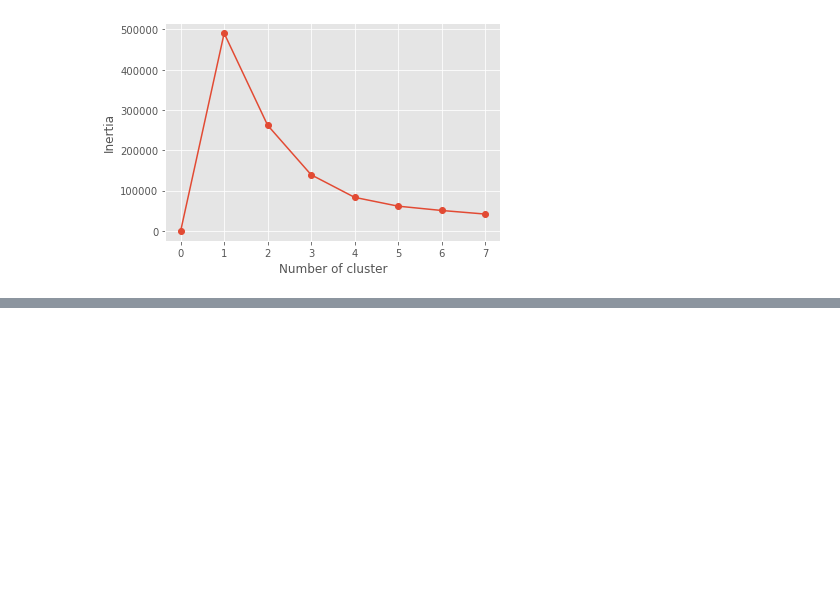
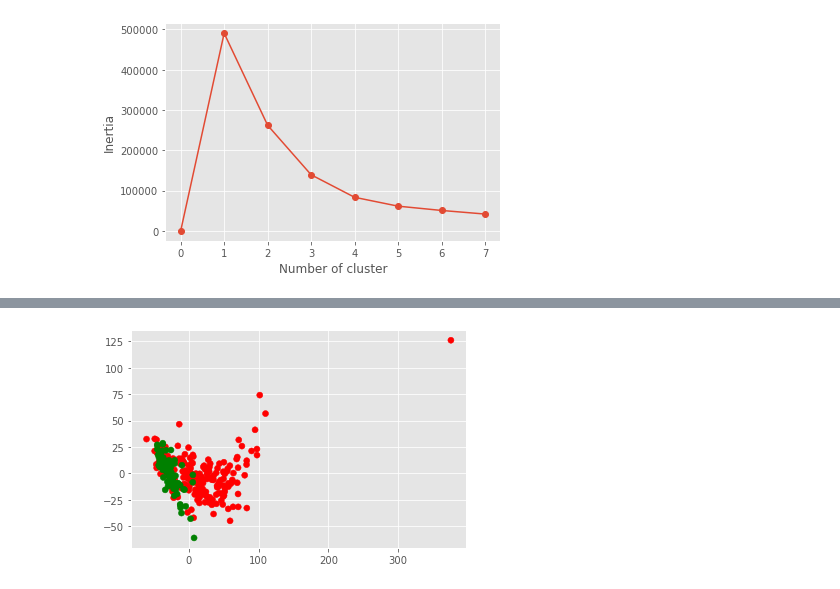
Before and after one commit to ebrukirikkayis/Machine-Learning, a Jupyter notebook: Week4-Lab/week4.lab.ipynb, the cells around one changed output, grey strips where cells are left out. Cells and saved outputs as stored; diff of their text form; code cells hidden in the pictures; blank space fills up the shorter version.

```diff
--- a/Week4-Lab/week4.lab.ipynb
+++ b/Week4-Lab/week4.lab.ipynb
@@ -363,0 +434,11 @@ plt.show()
+# %%
+#apply PCA
+pca=PCA(n_components=2)
+pca.fit(data3)
+transformed=pca.transform(data3)
+x=transformed[:,0]
+y=transformed[:,1]
+plt.scatter(x,y,c= color_list)
+plt.show()
+# %% [output]
+[figure, added]
```
Also changed, not shown: parts of 8 cells of this notebook.
